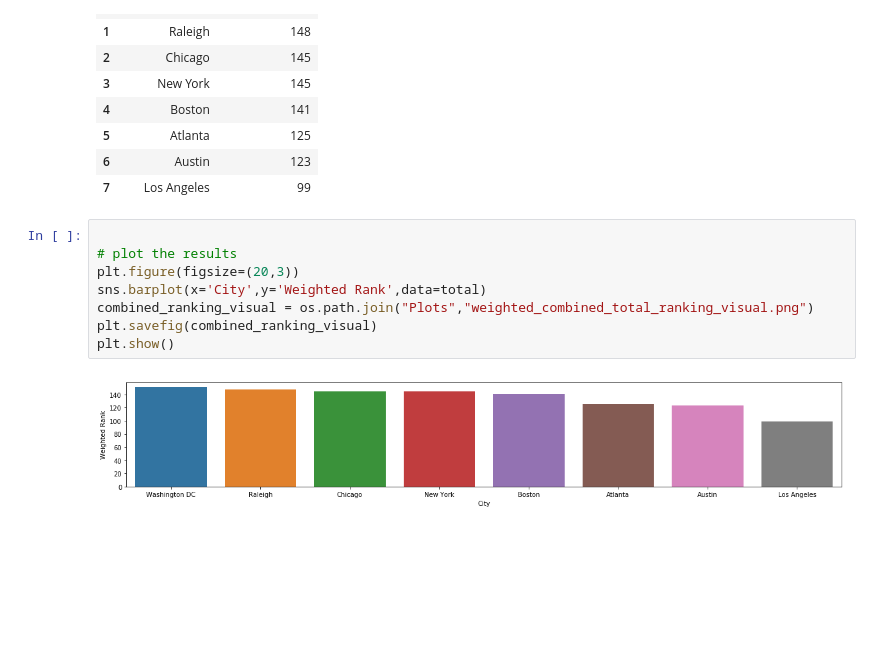
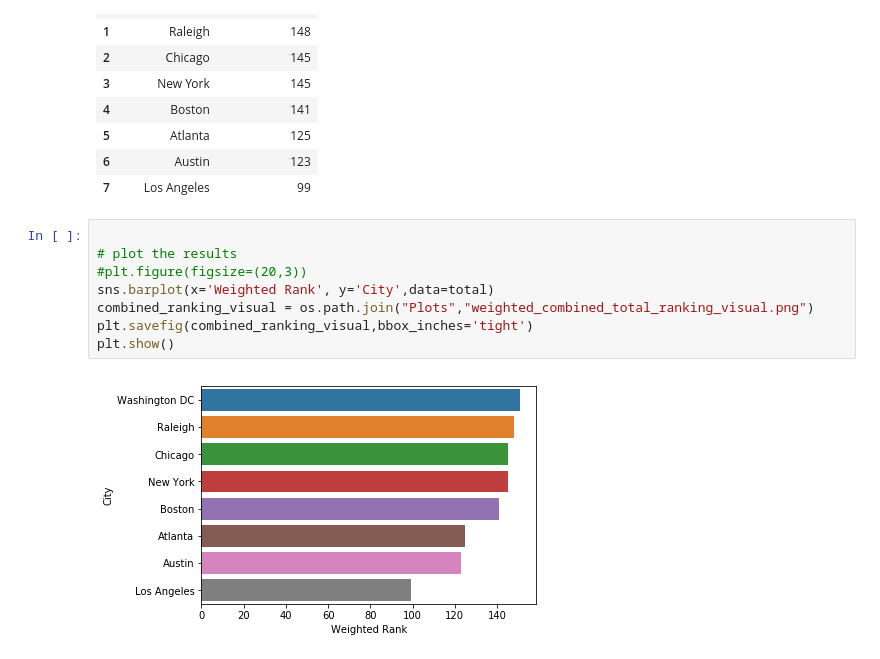
Before and after one commit to indranik/BC_Project1, a Jupyter notebook: Final Results/Combined_City_Ranking.ipynb, the cells around one changed output. Saved outputs shown, nothing was run; the diff lists cells and outputs as text; blank space fills up the shorter version.

```diff
--- a/Final Results/Combined_City_Ranking.ipynb
+++ b/Final Results/Combined_City_Ranking.ipynb
@@ -355,10 +355,10 @@ total
 # %%
 
 # plot the results
-plt.figure(figsize=(20,3))
-sns.barplot(x='City',y='Weighted Rank',data=total)
+#plt.figure(figsize=(20,3))
+sns.barplot(x='Weighted Rank', y='City',data=total)
 combined_ranking_visual = os.path.join("Plots","weighted_combined_total_ranking_visual.png")
-plt.savefig(combined_ranking_visual)
+plt.savefig(combined_ranking_visual,bbox_inches='tight')
 plt.show()
 # %% [output]
-[figure, old version]
+[figure, new version]
```
Also changed, not shown: parts of 2 cells of this notebook, 3 other files.
